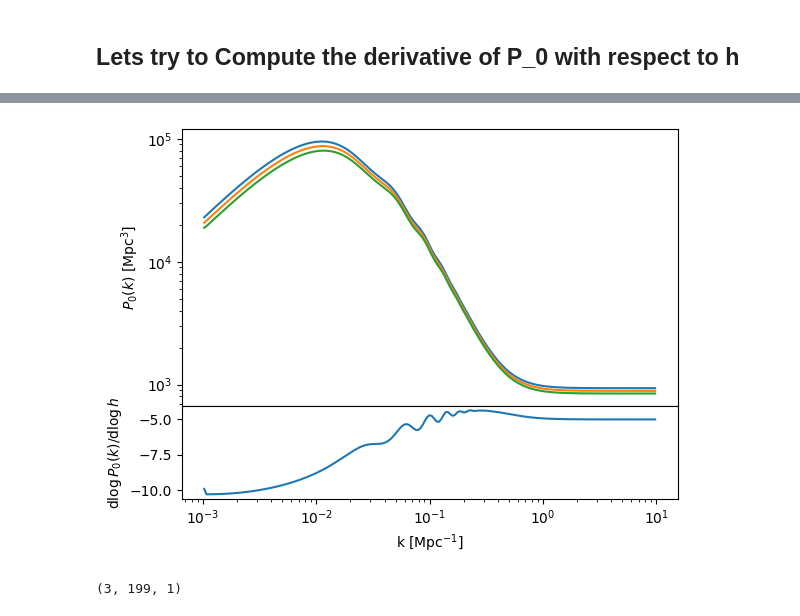
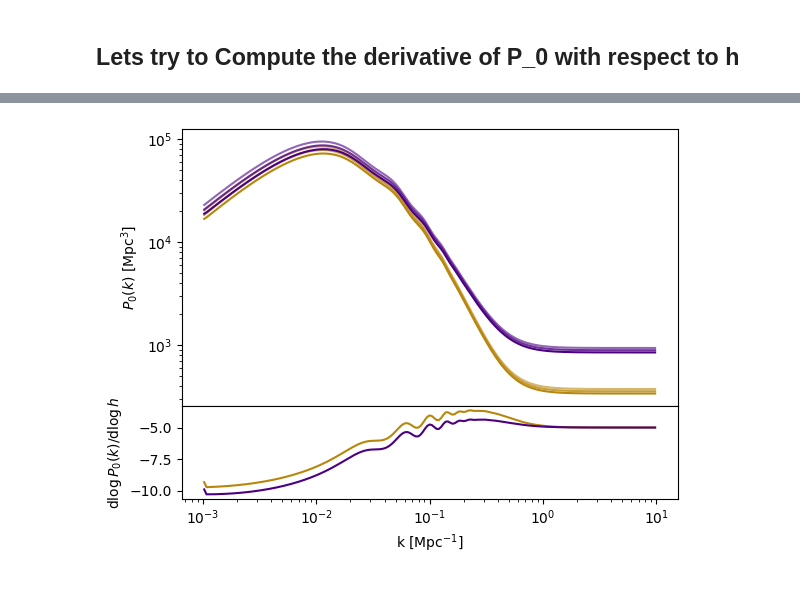
Before and after one commit to Sefa76/SSLimPy, a Jupyter notebook: DEMO_varing_cosmology.ipynb, the cells around one changed output, grey strips where cells are left out. Drawn from its saved outputs; the diff is of its cells as text; code cells hidden in the pictures.

```diff
--- a/DEMO_varing_cosmology.ipynb
+++ b/DEMO_varing_cosmology.ipynb
@@ -47,9 +47,11 @@ astrodict = {
         "alpha": -1.87,
         "Lmin": 5000 * u.Lsun,
     },
+    "nu" : 115*u.GHz,
+    "nuObs" : [30,60]*u.GHz,
 }
 
 BAOdict = {
-    "Pshot":0,
-    "sigmaV":5.
+    "Pshot":[0,0],
+    "sigmaV":[5,8],
 }
@@ -73,6 +105,7 @@ eps = 1e-2
 steph = [fidh*(1-eps),fidh,fidh*(1+eps)]
 
 P0_t = []
+k = []
 for h in steph:
     temp_cosmo = copy(cosmodict)
     temp_cosmo["h"] = h
@@ -82,6 +115,7 @@ for h in steph:
                     BAOpars=BAOdict,
                     )["Power spectrum"]
     P0_t.append(returnclass.Pk_0bs)
-    k = returnclass.k
+    k.append( returnclass.k)
+
 P0_t = np.array(P0_t)
 # %% [output]
@@ -94,18 +158,19 @@ Done!
 # %%
 fig, axs = plt.subplots(2,1,sharex=True,height_ratios=[3,1])
 
+alpha = [0.6,0.8,1]
+for ia, ai in enumerate(alpha):
+    axs[0].loglog(k, P0_t[ia,:,0].T, c="darkgoldenrod", alpha=ai)
+    axs[0].loglog(k, P0_t[ia,:,1].T, c="indigo", alpha=ai)
 
-axs[0].loglog(k, P0_t[:,:,0].T)
 axs[0].set_ylabel(r"$P_0(k)$ $[\mathrm{Mpc}^{3}]$")
 axs[1].set_ylabel(r"$\mathrm{d} \log{P_0(k)}/\mathrm{d} \log{h}$")
 axs[1].set_xlabel(r"k $[\mathrm{Mpc}^{-1}]$")
 
-dP = (P0_t[2,:,0] - P0_t[0,:,0]) / P0_t[1,:,0] / (2*eps)
-axs[1].plot(k,dP)
+dP = (P0_t[2,:,:] - P0_t[0,:,:]) / P0_t[1,:,:] / (2*eps)
+axs[1].plot(k,dP[:,0],c="darkgoldenrod")
+axs[1].plot(k,dP[:,1],c="indigo")
+
 fig.subplots_adjust(hspace=0)
 # %% [output]
-[figure, old version]
+[figure, new version]
-# %%
-P0_t.shape
-# %% [output]
-(3, 199, 1)
```
Also changed, not shown: parts of 3 cells of this notebook, 3 other files.
